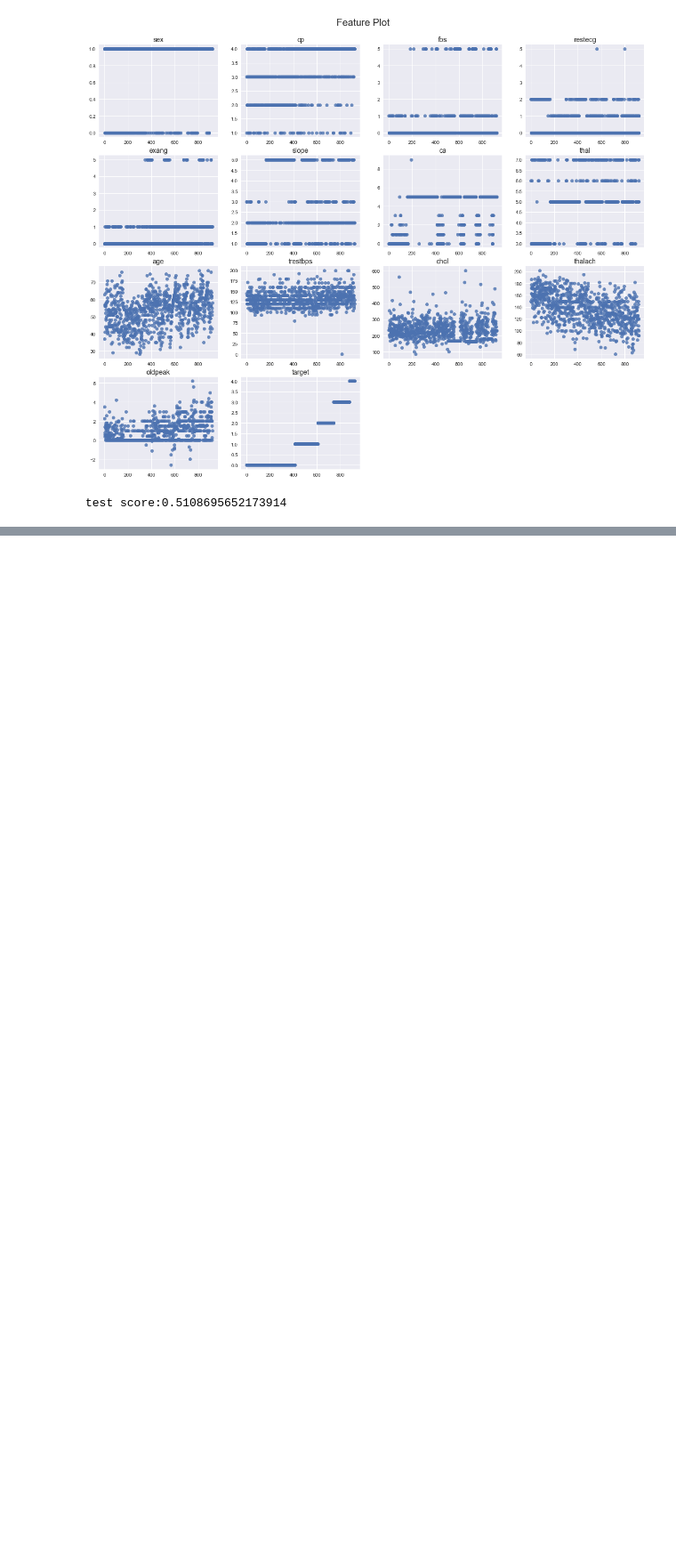
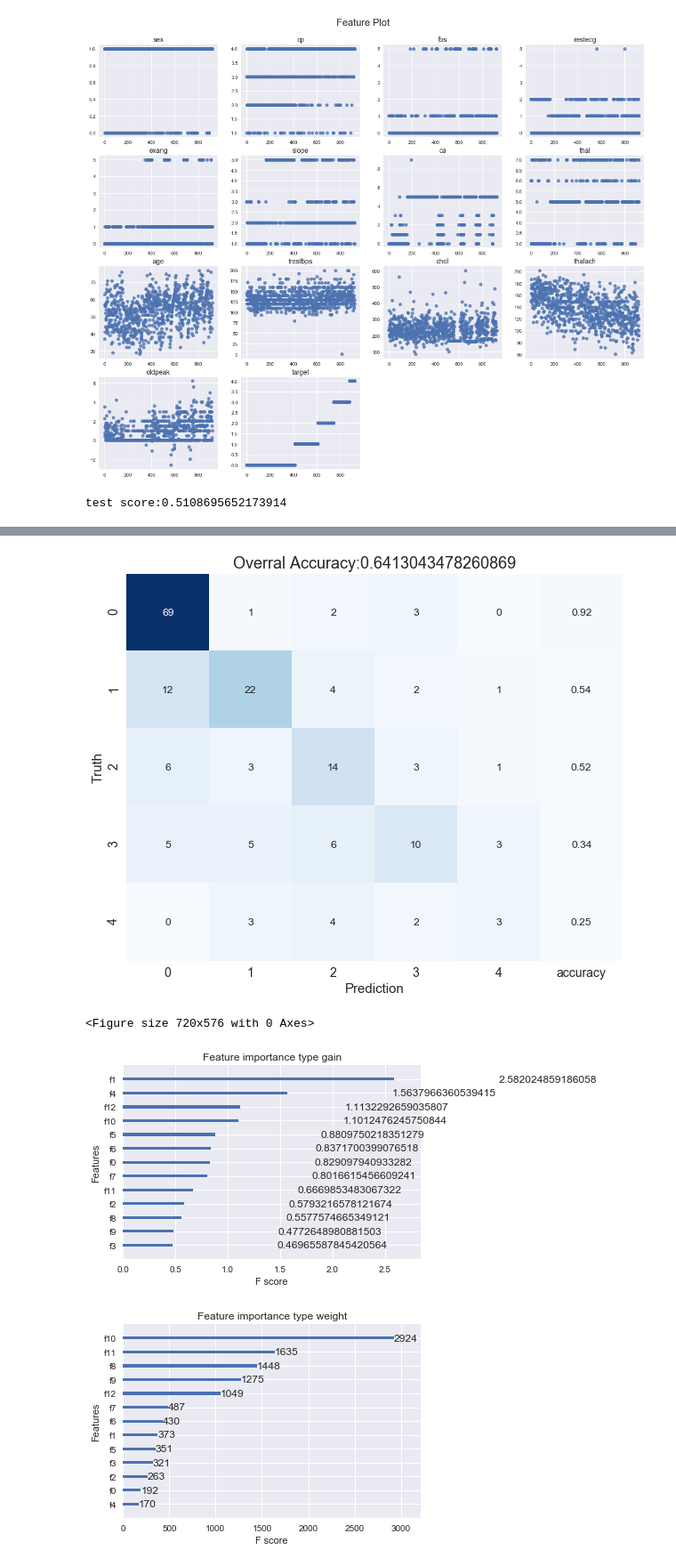
Before and after one commit to dennkitotaichi/CE_PLUS, a Jupyter notebook: heartdisease.ipynb, the cells around one changed output, grey strips where cells are left out. Shown at 89% size. Cells and saved outputs as stored; diff of their text form; code cells hidden in the pictures; blank space fills up the shorter version.

```diff
--- a/heartdisease.ipynb
+++ b/heartdisease.ipynb
@@ -476,0 +579,13 @@ model_prediction(models, X, Y, X2, Y2, epoch, batch)
+# %%
+X = X_trainval
+Y = y_trainval
+X2 = X_test
+Y2 = y_test
+feature_columns =  complement_df.columns[:13]
+
+imp = xgb_predict(X, Y, X2, Y2, xgb_best_params,feature_columns)
+# %% [output]
+[figure, added]
+<Figure size 720x576 with 0 Axes>
+[figure, added]
+[figure, added]
```
Also changed, not shown: parts of 13 cells of this notebook.
